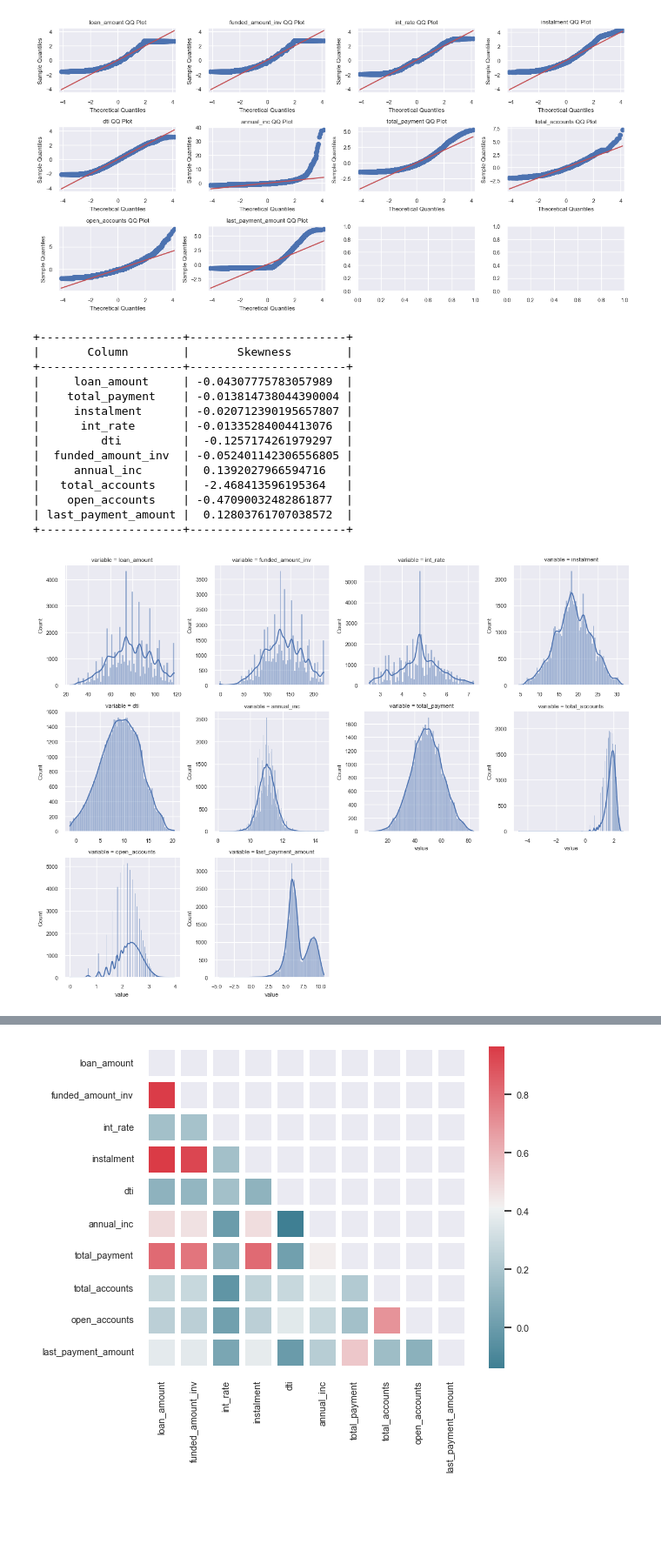
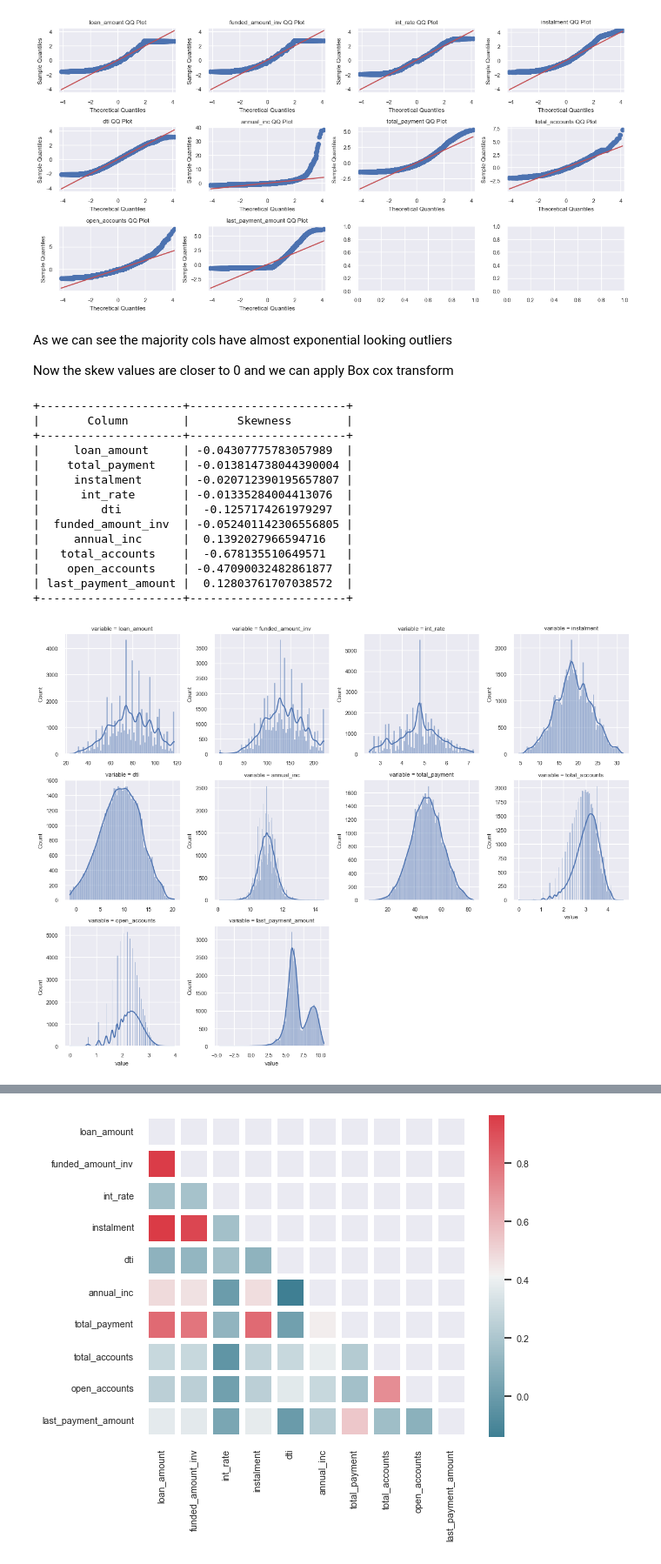
Before and after one commit to stealthchopper2k/exploratory-data-analysis---customer-loans-in-finance, a Jupyter notebook: main.ipynb, the cells around one changed output, grey strips where cells are left out. Shown at 87% size. Saved outputs shown, nothing was run; the diff lists cells and outputs as text; code cells hidden in the pictures; blank space fills up the shorter version.

```diff
--- a/main.ipynb
+++ b/main.ipynb
@@ -170,35 +252,37 @@ right_skewed_cols = ['annual_inc', 'total_payment', 'total_accounts',
 # %% [output]
 [figure]
+# %% [markdown]
+As we can see the majority cols have almost exponential looking outliers
+
+Now the skew values are closer to 0 and we can apply Box cox transform
 # %%
-# Now the skew values are closer to 0 and we can apply
-# Box cox transform
 t_form.box_cox_transform(
-    ['loan_amount', 'instalment', 'int_rate', 'total_accounts', 'dti', 'funded_amount_inv', 'total_payment'])
+    ['loan_amount', 'instalment', 'int_rate', 'dti', 'funded_amount_inv', 'total_payment'])
 
 # Reduce impact of outliers
 log_transform_cols = ['annual_inc', 'total_accounts',
                       'open_accounts', 'last_payment_amount']
 
 t_form.log_transform(log_transform_cols)
 
 Info.skew_data(
     ['loan_amount', 'total_payment', 'instalment', 'int_rate', 'dti', 'funded_amount_inv', 'annual_inc', 'total_accounts', 'open_accounts', 'last_payment_amount'])
 
 
 plt.multi_hist_plot(numerical_cols)
 # %% [output]
 +---------------------+-----------------------+
 |       Column        |       Skewness        |
 +---------------------+-----------------------+
 |     loan_amount     | -0.04307775783057989  |
 |    total_payment    | -0.013814738044390004 |
 |     instalment      | -0.020712390195657807 |
 |      int_rate       | -0.01335284004413076  |
 |         dti         |  -0.1257174261979297  |
 |  funded_amount_inv  | -0.052401142306556805 |
 |     annual_inc      |  0.1392027966594716   |
-|   total_accounts    |  -2.468413596195364   |
+|   total_accounts    |  -0.678135510649571   |
 |    open_accounts    | -0.47090032482861877  |
 | last_payment_amount |  0.12803761707038572  |
 +---------------------+-----------------------+
-[figure, old version]
+[figure, new version]
```
Also changed, not shown: parts of 44 cells of this notebook, 2 other files.
